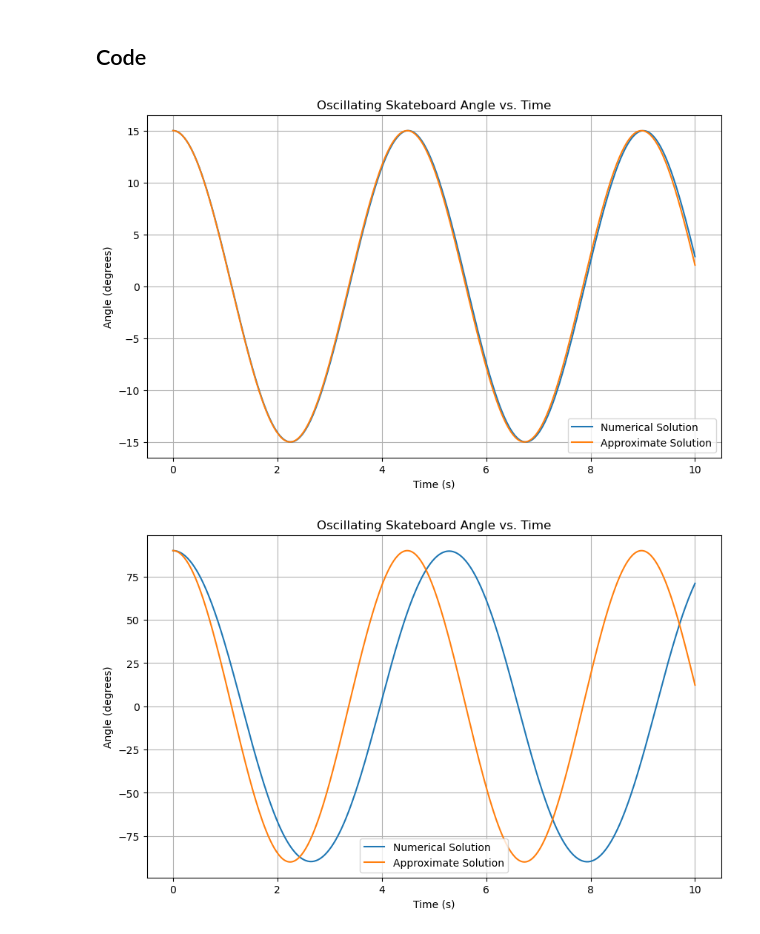
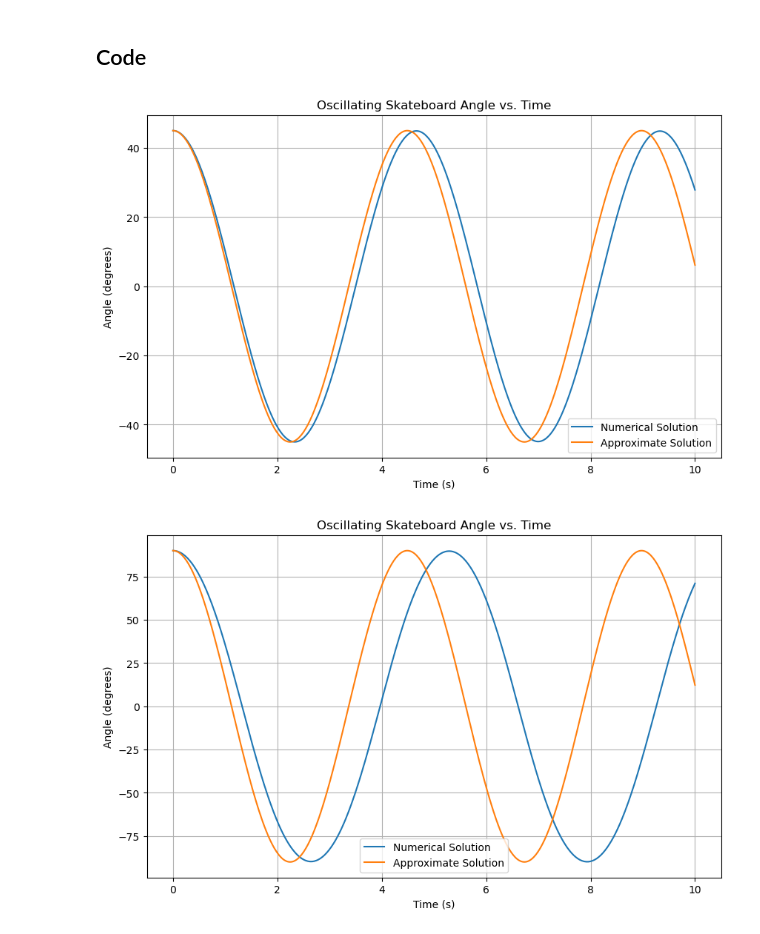
Before and after one commit to j-daniel-csusb/classicalmechanics, a Jupyter notebook: _build/jupyter_execute/Oscillating_Skateboard.ipynb, the cells around one changed output. Saved outputs shown, nothing was run; the diff lists cells and outputs as text; code cells hidden in the pictures.

```diff
--- a/_build/jupyter_execute/Oscillating_Skateboard.ipynb
+++ b/_build/jupyter_execute/Oscillating_Skateboard.ipynb
@@ -40,7 +40,7 @@ g = 9.8  # Acceleration due to gravity (m/s^2)
 R = 5.0  # Effective length to center of gravity (meters)
 
 # Initial conditions
-phi_initial = np.radians(15)  # Initial angle in radians (15 degrees)
+phi_initial = np.radians(45)  # Initial angle in radians (15 degrees)
 omega_initial = 0          # Initial angular velocity (starting from rest)
 y0 = [phi_initial, omega_initial]
 
@@ -51,34 +51,34 @@ t_eval = np.linspace(t_span[0], t_span[1], 500)
 # --- 3. Solve the differential equation ---
 solution = solve_ivp(
     skateboard_pendulum,
     t_span,
     y0,
     args=(g, R),
     t_eval=t_eval
 )
 
 # --- 4. Plot the results ---
 phi_sol = solution.y[0]
 omega_sol = solution.y[1]
 
 # Convert angle back to degrees for plotting
 phi_degrees = np.degrees(phi_sol)
 
 #Approximate Solution
 
 approx_phi = phi_initial*np.cos(np.sqrt(g/R)*t_eval)
 
 plt.figure(figsize=(10, 6))
 plt.plot(solution.t, phi_degrees, label='Numerical Solution')
 plt.plot(t_eval,np.degrees(approx_phi),label='Approximate Solution')
 plt.xlabel('Time (s)')
 plt.ylabel('Angle (degrees)')
 plt.title('Oscillating Skateboard Angle vs. Time')
 plt.grid(True)
 plt.legend()
 plt.show()
 # %% [output]
-[figure, old version]
+[figure, new version]
 # %%
 # --- 2. Set initial conditions and parameters ---
 # Parameters
```
Also changed, not shown: 15 other files.
